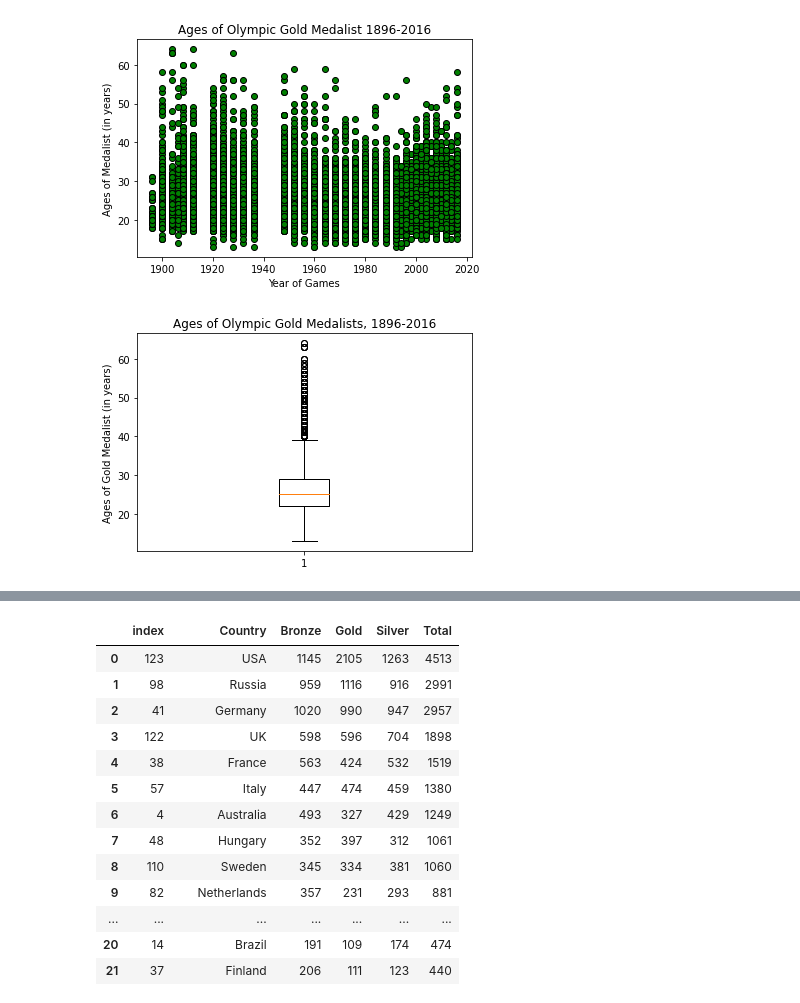
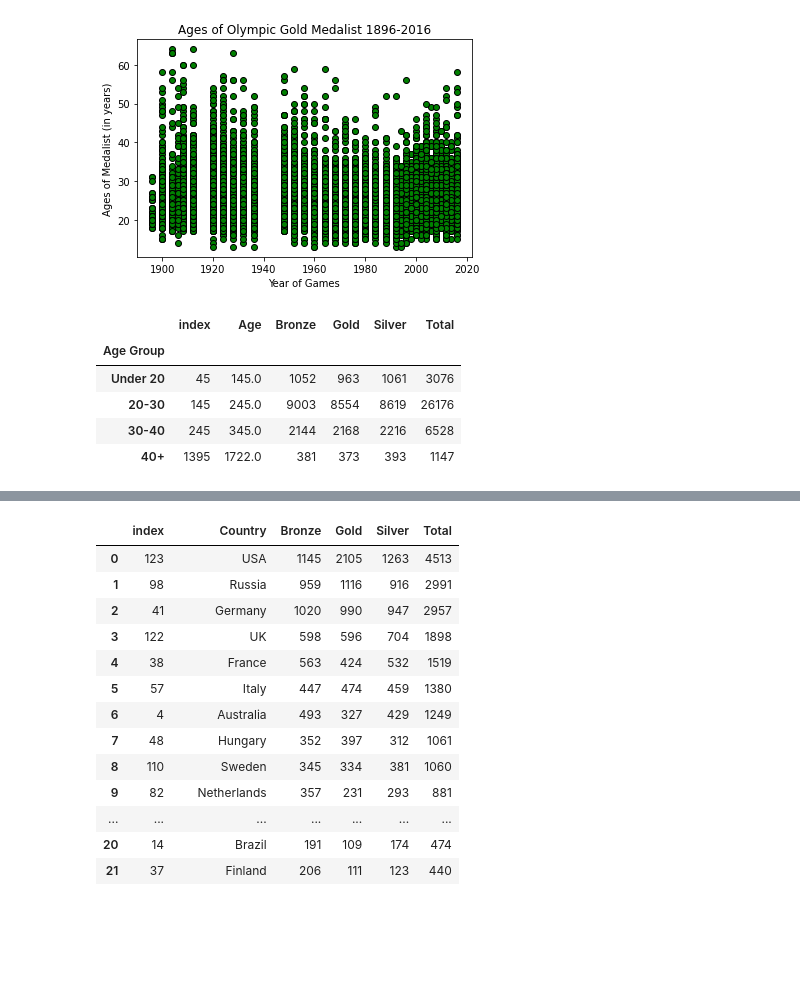
Before and after one commit to sissa81/project1, a Jupyter notebook: olympics.ipynb, the cells around one changed output, grey strips where cells are left out. Saved outputs shown, nothing was run; the diff lists cells and outputs as text; code cells hidden in the pictures; blank space fills up the shorter version.

```diff
--- a/olympics.ipynb
+++ b/olympics.ipynb
@@ -140,9 +128,22 @@ bronzeAge = ages_bronze_df['Age'].value_counts(bins=yearBin)
-# %%
-goldenAge = ages_gold_df['Age']
-fig1, ax1 = plt.subplots()
-ax1.set_title('Ages of Olympic Gold Medalists, 1896-2016')
-ax1.set_ylabel('Ages of Gold Medalist (in years)')
-ax1.boxplot(goldenAge)
-plt.show()
-# %% [output]
-[figure, removed]
+# %%
+ageMedals = ages_winners_df.groupby(["Age","Medal"]).size().unstack(fill_value=0).reset_index().rename_axis(None, axis=1)
+ageTotal = ageMedals["Bronze"] + ageMedals["Silver"] + ageMedals["Gold"]
+ageMedals["Total"] = ageTotal
+ageSorted = ageMedals.sort_values(by="Total", ascending=False).reset_index()
+ageTop = ageSorted.head(60)
+
+ageBins = [0,19,29,39,80]
+ageLabel = ['Under 20','20-30','30-40','40+']
+
+ageSorted['Age Group'] = pd.cut(ageSorted['Age'],ageBins,labels=ageLabel)
+
+groupedAge = ageSorted.groupby('Age Group').sum()
+
+groupedAge.head()
+# %% [output]
+|  | index | Age | Bronze | Gold | Silver | Total |
+| Age Group |  |  |  |  |  |  |
+| Under 20 | 45 | 145.0 | 1052 | 963 | 1061 | 3076 |
+| 20-30 | 145 | 245.0 | 9003 | 8554 | 8619 | 26176 |
+| 30-40 | 245 | 345.0 | 2144 | 2168 | 2216 | 6528 |
+| 40+ | 1395 | 1722.0 | 381 | 373 | 393 | 1147 |
```
Also changed, not shown: parts of 2 cells of this notebook.
